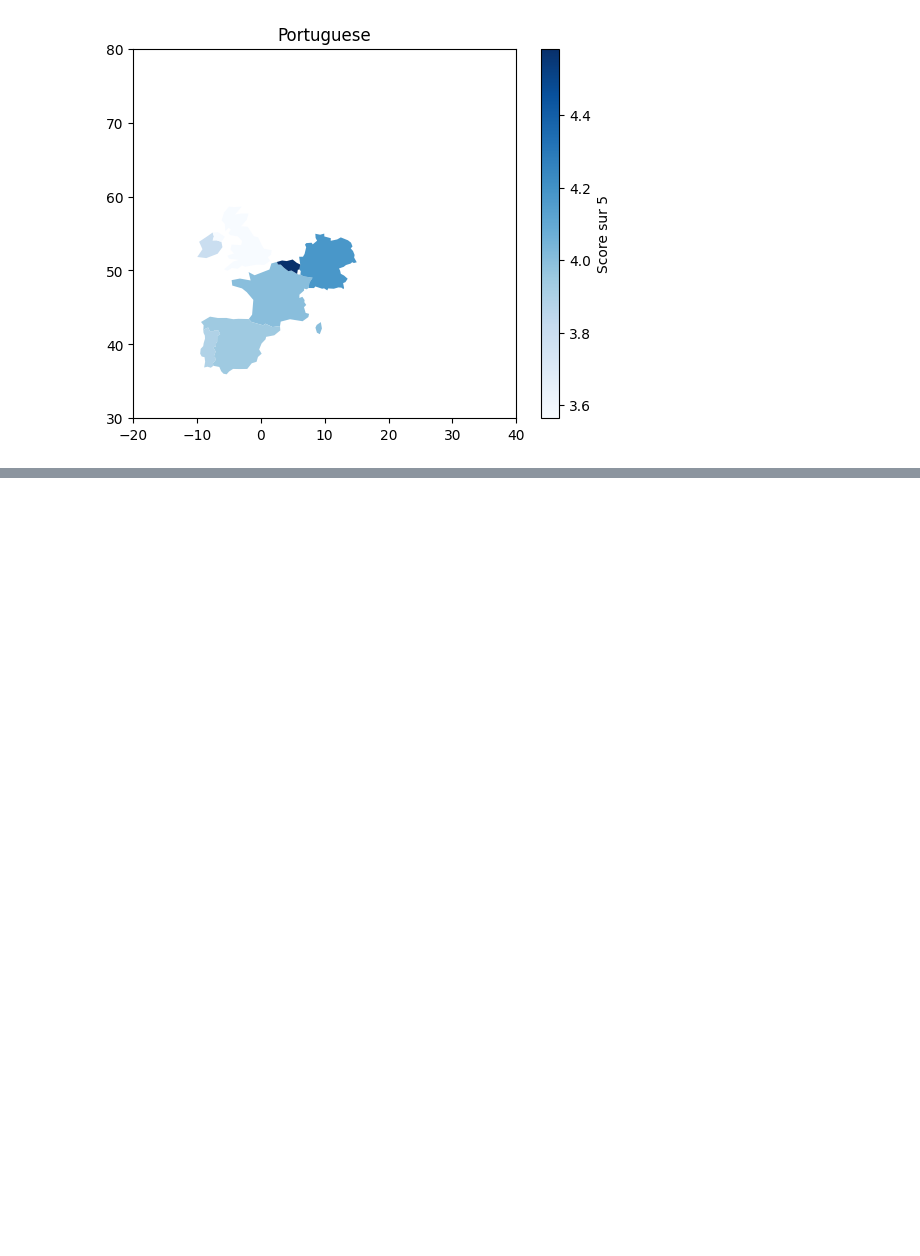
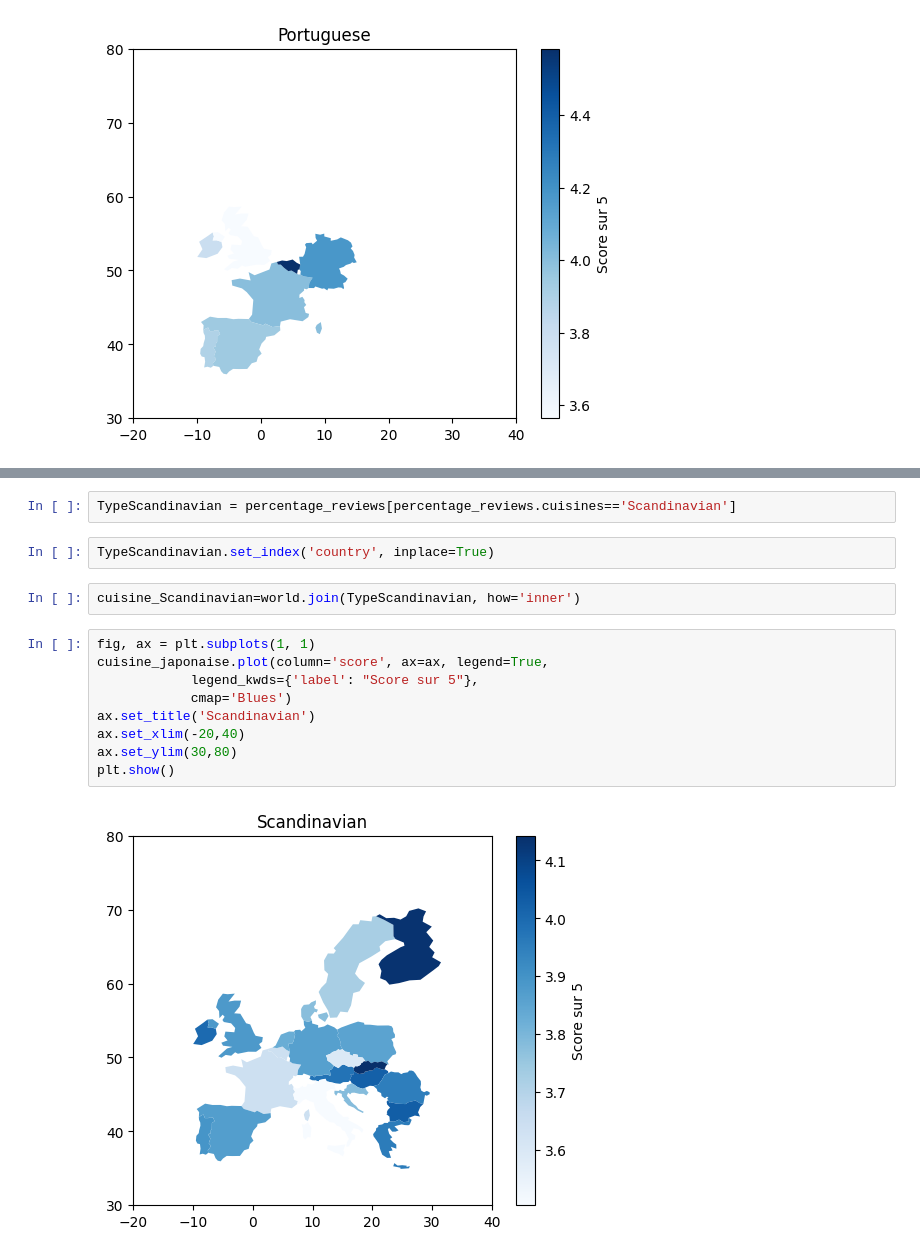
Before and after one commit to Hydrominado/final_project, a Jupyter notebook: data/first_steps.ipynb, the cells around one changed output, grey strips where cells are left out. Cells and saved outputs as stored; diff of their text form; blank space fills up the shorter version.

```diff
--- a/data/first_steps.ipynb
+++ b/data/first_steps.ipynb
@@ -409,0 +410,17 @@ plt.show()
+# %%
+TypeScandinavian = percentage_reviews[percentage_reviews.cuisines=='Scandinavian']
+# %%
+TypeScandinavian.set_index('country', inplace=True)
+# %%
+cuisine_Scandinavian=world.join(TypeScandinavian, how='inner')
+# %%
+fig, ax = plt.subplots(1, 1)
+cuisine_japonaise.plot(column='score', ax=ax, legend=True,
+            legend_kwds={'label': "Score sur 5"},
+            cmap='Blues')
+ax.set_title('Scandinavian')
+ax.set_xlim(-20,40)
+ax.set_ylim(30,80)
+plt.show()
+# %% [output]
+[figure, added]
```
Also changed, not shown: parts of 12 cells of this notebook, 13 other files.
